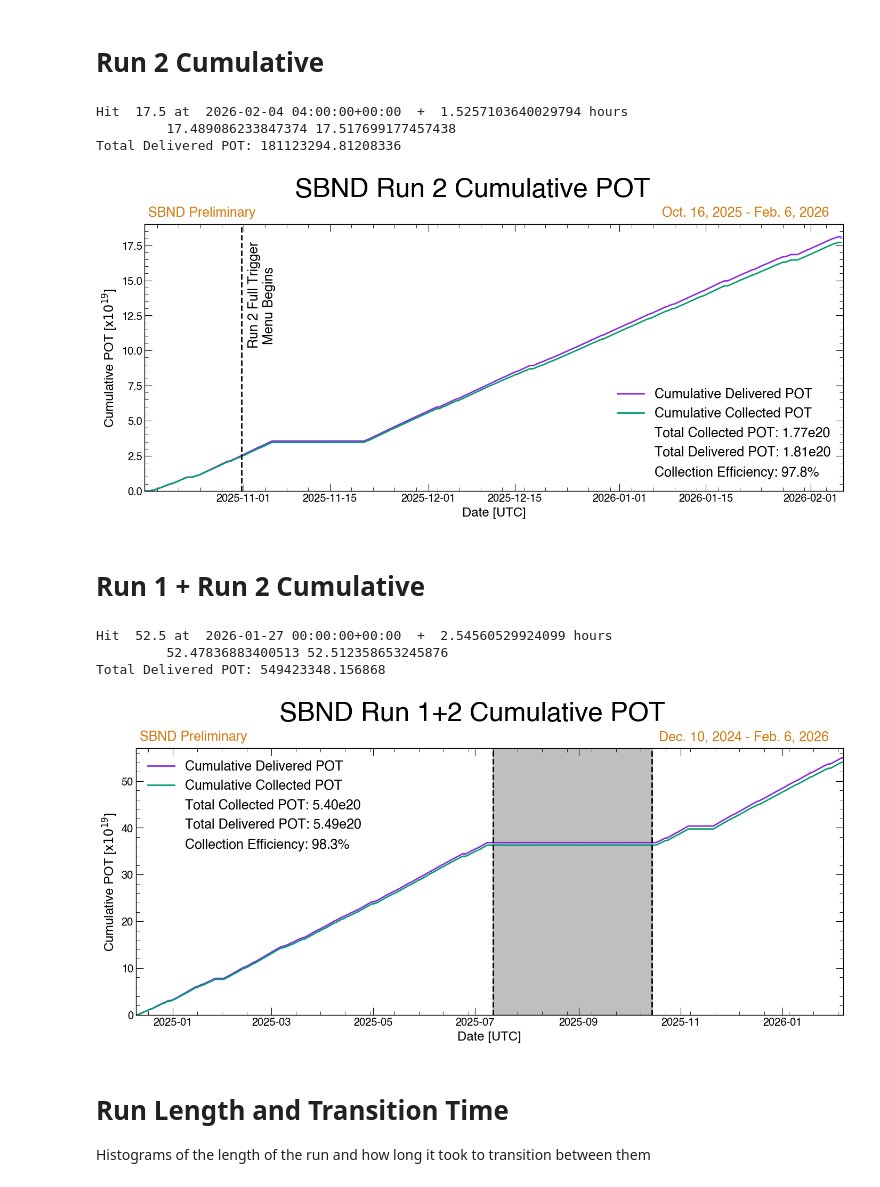
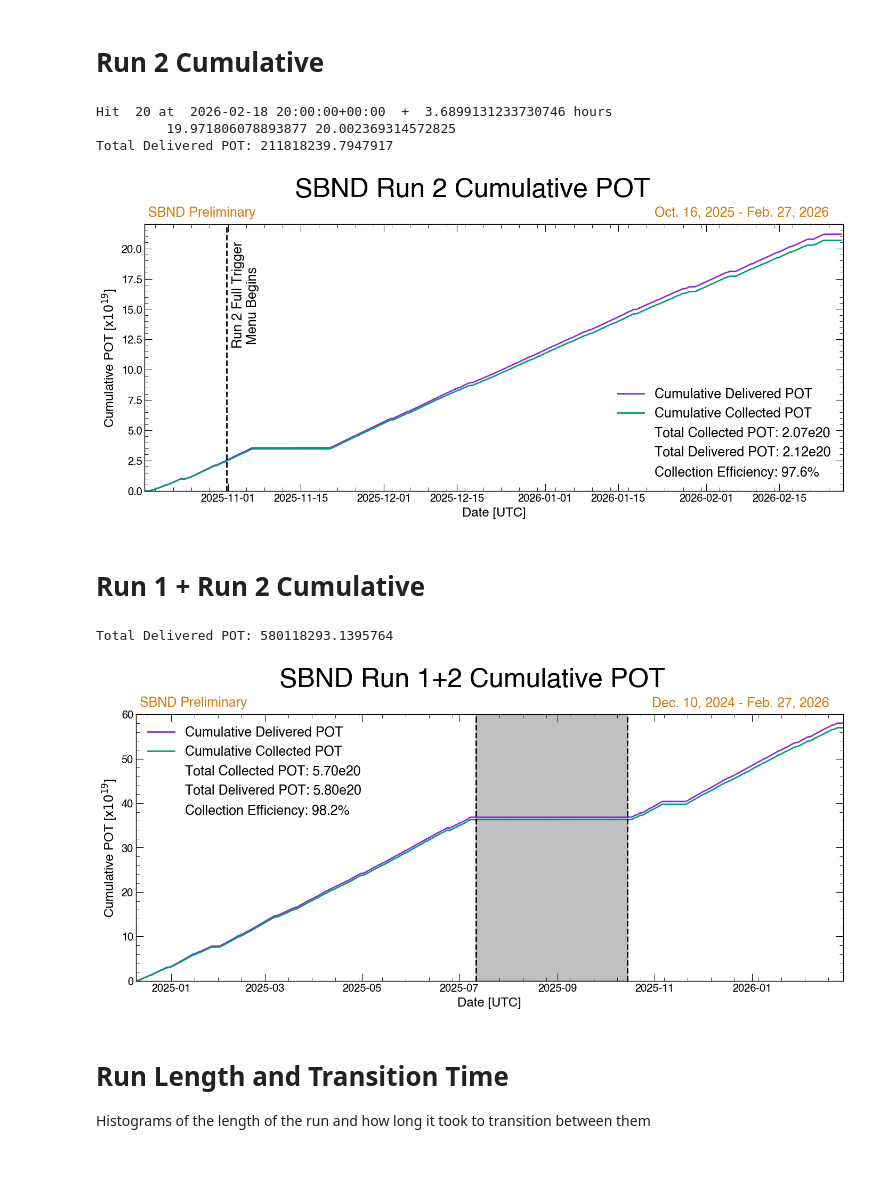
Before and after one commit to dalagero/SBND-RunCo, a Jupyter notebook: pot/sbnd_pot.ipynb, the cells around one changed output. Saved outputs shown, nothing was run; the diff lists cells and outputs as text; code cells hidden in the pictures.

```diff
--- a/pot/sbnd_pot.ipynb
+++ b/pot/sbnd_pot.ipynb
@@ -228,7 +228,7 @@ diff = livetime_df['end'] - livetime_df['start']
 centers = livetime_df['start'] + diff / 2
 
 # Print the times of hitting key values
-pot_of_interest = 17.5
+pot_of_interest = 20
 collected_pot_sofar = 0 #this is e19
 for i, row in livetime_df.iterrows():
     if(collected_pot_sofar < pot_of_interest):
@@ -247,13 +247,13 @@ ax.plot(centers, np.cumsum(livetime_df['collected_pot'])/1e7, label='Cumulative
 ax.set_xlabel('Date [UTC]')
 ax.set_ylabel('Cumulative POT [x$10^{19}$]')
 ax.set_xlim(datetime(2025, 10, 16, 0, 0, 0, tzinfo=timezone.utc),
-            datetime(2026, 2, 13, 0, 0, 0, tzinfo=ZoneInfo('America/Chicago')))
-ax.set_ylim(0, 19)
+            datetime(2026, 2, 27, 0, 0, 0, tzinfo=ZoneInfo('America/Chicago')))
+ax.set_ylim(0, 22)
 
 # Add a legend, but add statistics showing the total delivered POT,
 # collected POT, and the collection efficiency
 mask = ((livetime_df['start'] >= datetime(2025, 10, 16, 0, 0, 0, tzinfo=timezone.utc))
-        & (livetime_df['end'] <= datetime(2026, 2, 13, 0, 0, 0, tzinfo=ZoneInfo('America/Chicago'))))
+        & (livetime_df['end'] <= datetime(2026, 2, 27, 0, 0, 0, tzinfo=ZoneInfo('America/Chicago'))))
 
 
 h, l = ax.get_legend_handles_labels()
@@ -290,7 +290,7 @@ usex = xrange[0] + 0.025*(xrange[1] - xrange[0]) + hadj*(xrange[1] - xrange[0])
 ax.text(x=usex, y=usey, s=label, fontsize=18, color='#d67a11')
 
 # Opposite the previous label, place the dates
-date_label = 'Oct. 16, 2025 - Feb. 13, 2026'
+date_label = 'Oct. 16, 2025 - Feb. 27, 2026'
 #date_label = 'Dec. 10, 2024 - Jan. 14, 2026'
 ax.text(x=xrange[1] + hadj*(xrange[1] - xrange[0]),
         y=usey, s=date_label, fontsize=18, color='#d67a11', ha='right')
@@ -314,10 +314,10 @@ figure.suptitle('SBND Run 2 Cumulative POT')
 figure.savefig('/Users/odalager/Desktop/SBND/RunCo/pot/livetime_pot_cumulative_run2.png', dpi=1000, bbox_inches='tight')
 figure.savefig('/Users/odalager/Desktop/SBND/RunCo/pot/livetime_pot_cumulative_run2.pdf', dpi=1000, bbox_inches='tight')
 # %% [output]
-Hit  17.5 at  2026-02-04 04:00:00+00:00  +  1.5257103640029794 hours
-         17.489086233847374 17.517699177457438
-Total Delivered POT: 181123294.81208336
+Hit  20 at  2026-02-18 20:00:00+00:00  +  3.6899131233730746 hours
+         19.971806078893877 20.002369314572825
+Total Delivered POT: 211818239.7947917
-[figure, old version]
+[figure, new version]
 # %% [markdown]
 # Run 1 + Run 2 Cumulative
 # %%
@@ -343,7 +343,7 @@ annotes = {'End Run 1': datetime(2025, 7, 11, 17, 19, 56, tzinfo=timezone.utc),'
 
 
 # Print the times of hitting key values
-pot_of_interest = 52.5
+pot_of_interest = 57.5
 collected_pot_sofar = 0 #this is e19
 for i, row in livetime_df.iterrows():
     if(collected_pot_sofar < pot_of_interest):
@@ -359,13 +359,13 @@ ax.plot(centers, np.cumsum(livetime_df['collected_pot'])/1e7, label='Cumulative
 ax.set_xlabel('Date [UTC]')
 ax.set_ylabel('Cumulative POT [x$10^{19}$]')
 ax.set_xlim(datetime(2024, 12, 10, 0, 0, 0, tzinfo=timezone.utc),
-            datetime(2026, 2, 6, 0, 0, 0, tzinfo=ZoneInfo('America/Chicago')))
-ax.set_ylim(0, 57)
+            datetime(2026, 2, 27, 0, 0, 0, tzinfo=ZoneInfo('America/Chicago')))
+ax.set_ylim(0, 60)
 
 # Add a legend, but add statistics showing the total delivered POT,
 # collected POT, and the collection efficiency
 mask = ((livetime_df['start'] >= datetime(2024, 12, 10, 0, 0, 0, tzinfo=timezone.utc))
-        & (livetime_df['end'] <= datetime(2026, 2, 6, 0, 0, 0, tzinfo=ZoneInfo('America/Chicago'))))
+        & (livetime_df['end'] <= datetime(2026, 2, 27, 0, 0, 0, tzinfo=ZoneInfo('America/Chicago'))))
 
 h, l = ax.get_legend_handles_labels()
 total_delivered_pot = np.sum(livetime_df['delivered_pot'][mask])
@@ -398,38 +398,36 @@ label = 'SBND Preliminary'
 
 yrange = ax.get_ylim()
 usey = yrange[1] + 0.01*(yrange[1] - yrange[0]) + vadj*(yrange[1] - yrange[0])
 xrange = ax.get_xlim()
 usex = xrange[0] + 0.025*(xrange[1] - xrange[0]) + hadj*(xrange[1] - xrange[0])
 ax.text(x=usex, y=usey, s=label, fontsize=18, color='#d67a11')
 
 # Opposite the previous label, place the dates
-date_label = 'Dec. 10, 2024 - Feb. 6, 2026'
+date_label = 'Dec. 10, 2024 - Feb. 27, 2026'
 ax.text(x=xrange[1] + hadj*(xrange[1] - xrange[0]),
         y=usey, s=date_label, fontsize=18, color='#d67a11', ha='right')
 
 logo = mpimg.imread('/Users/odalager/Desktop/SBND/RunCo/pot/sbnd_logo.jpeg')
 im = OffsetImage(logo, zoom=0.5, alpha=0.2)
 
 # create an AnnotationBbox at axes fraction (x=0.5,y=0.5) = the center
 # you can move it to e.g. (0.9,0.1) for bottom-right, etc.
 ab = AnnotationBbox(
     im,
     #(0.12, 0.7),                # x,y in axes fraction
     (0.5, 0.5),
     xycoords='axes fraction',
     frameon=False,             # no border
     pad=0                      # no extra padding
 )
 #ax.add_artist(ab)
 
 figure.suptitle('SBND Run 1+2 Cumulative POT')
 figure.savefig('/Users/odalager/Desktop/SBND/RunCo/pot/livetime_pot_cumulative_run1+2.png', dpi=1000, bbox_inches='tight')
 figure.savefig('/Users/odalager/Desktop/SBND/RunCo/pot/livetime_pot_cumulative_run1+2.pdf', dpi=1000, bbox_inches='tight')
 # %% [output]
-Hit  52.5 at  2026-01-27 00:00:00+00:00  +  2.54560529924099 hours
-         52.47836883400513 52.512358653245876
-Total Delivered POT: 549423348.156868
+Total Delivered POT: 580118293.1395764
-[figure, old version]
+[figure, new version]
 # %% [markdown]
 # Run Length and Transition Time
 Histograms of the length of the run and how long it took to transition between them
```
Also changed, not shown: parts of 5 cells of this notebook, 1 other file.
